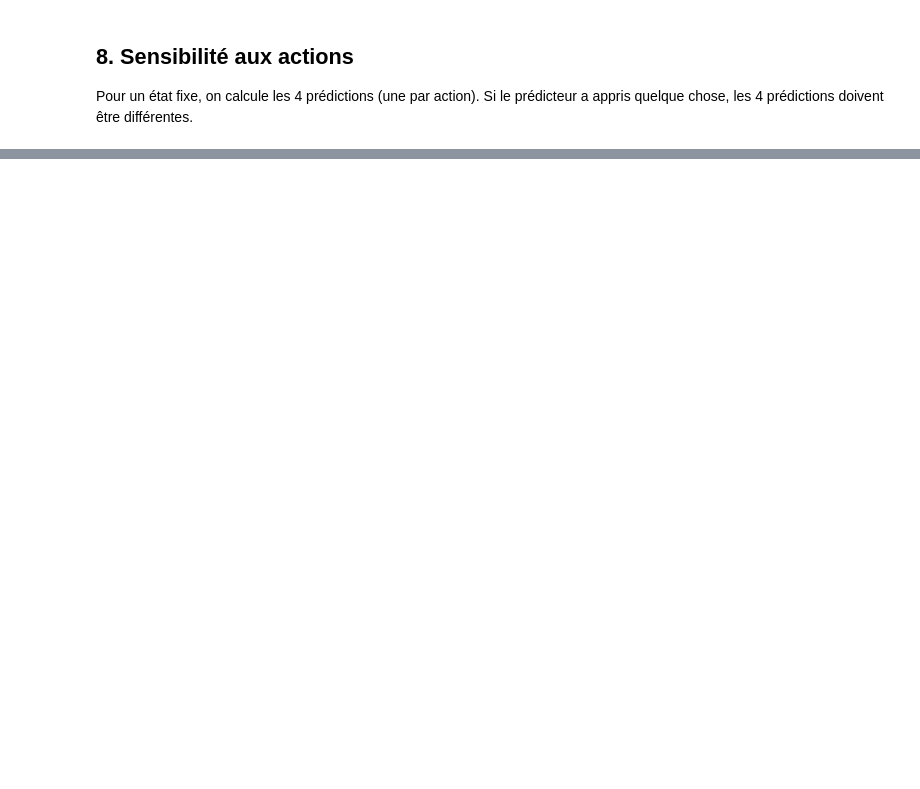
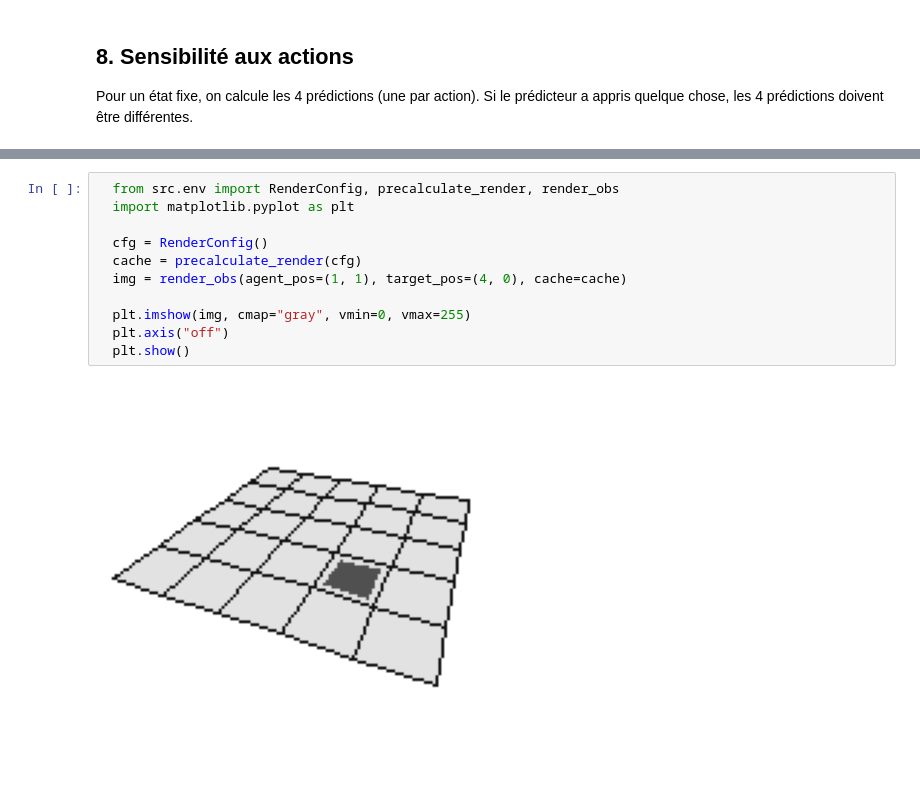
Before and after one commit to Stabadev/wm_colab, a Jupyter notebook: wm_probe.ipynb, the cells around one changed output, grey strips where cells are left out. Cells and saved outputs as stored; diff of their text form; blank space fills up the shorter version.

```diff
--- a/wm_probe.ipynb
+++ b/wm_probe.ipynb
@@ -238,0 +265,13 @@ plt.show()
+# %%
+  from src.env import RenderConfig, precalculate_render, render_obs
+  import matplotlib.pyplot as plt
+
+  cfg = RenderConfig()
+  cache = precalculate_render(cfg)
+  img = render_obs(agent_pos=(1, 1), target_pos=(4, 0), cache=cache)
+
+  plt.imshow(img, cmap="gray", vmin=0, vmax=255)
+  plt.axis("off")
+  plt.show()
+# %% [output]
+[figure, added]
```
Also changed, not shown: parts of 8 cells of this notebook, 2 other files.
